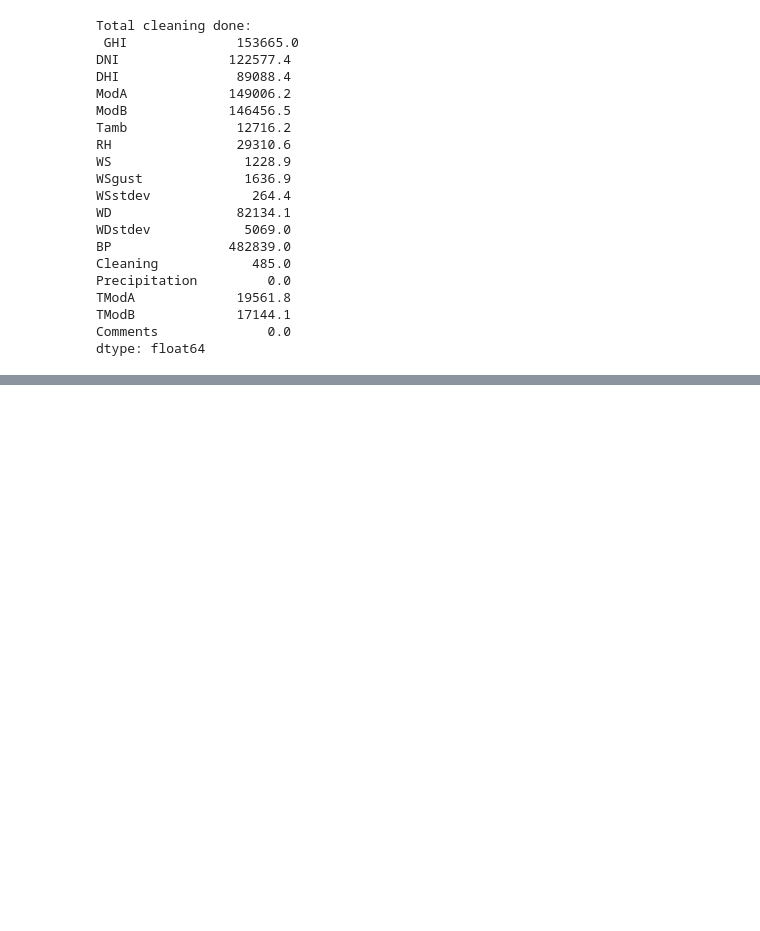
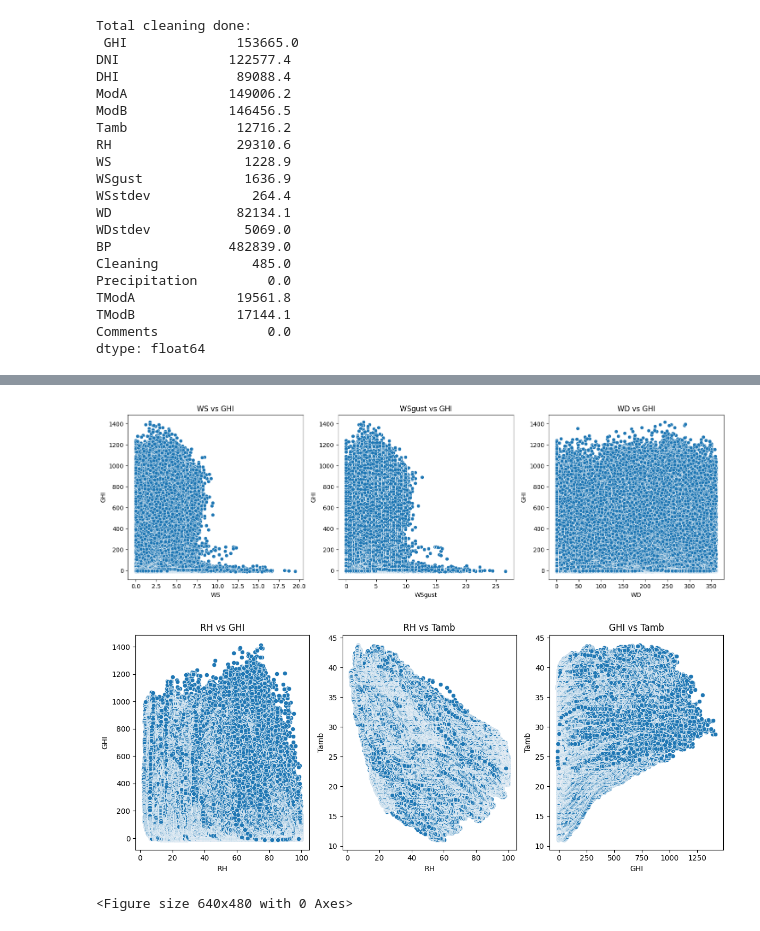
Before and after one commit to MulatYazew/solar-challenge-week1, a Jupyter notebook: Notebook/benin-eda.ipynb, the cells around one changed output, grey strips where cells are left out. Saved outputs shown, nothing was run; the diff lists cells and outputs as text; code cells hidden in the pictures; blank space fills up the shorter version.

```diff
--- a/Notebook/benin-eda.ipynb
+++ b/Notebook/benin-eda.ipynb
@@ -312,0 +331,34 @@ dtype: float64
+# %%
+fig, axs = plt.subplots(1, 3, figsize=(18, 5))
+
+sns.scatterplot(data=df, x='WS', y='GHI', ax=axs[0])
+axs[0].set_title('WS vs GHI')
+
+sns.scatterplot(data=df, x='WSgust', y='GHI', ax=axs[1])
+axs[1].set_title('WSgust vs GHI')
+
+sns.scatterplot(data=df, x='WD', y='GHI', ax=axs[2])
+axs[2].set_title('WD vs GHI')
+
+
+fig, axs = plt.subplots(1, 3, figsize=(12, 5))
+sns.scatterplot(data=df, x='RH', y='GHI', ax=axs[0])
+axs[0].set_title('RH vs GHI')
+
+sns.scatterplot(data=df, x='RH', y='Tamb', ax=axs[1])
+axs[1].set_title('RH vs Tamb')
+
+sns.scatterplot(data=df, x='GHI', y='Tamb', ax=axs[2])
+axs[2].set_title('GHI vs Tamb')
+
+
+plt.tight_layout()
+plt.show()
+
+
+plt.tight_layout()
+plt.show()
+# %% [output]
+[figure, added]
+[figure, added]
+<Figure size 640x480 with 0 Axes>
```
Also changed, not shown: parts of 5 cells of this notebook.
